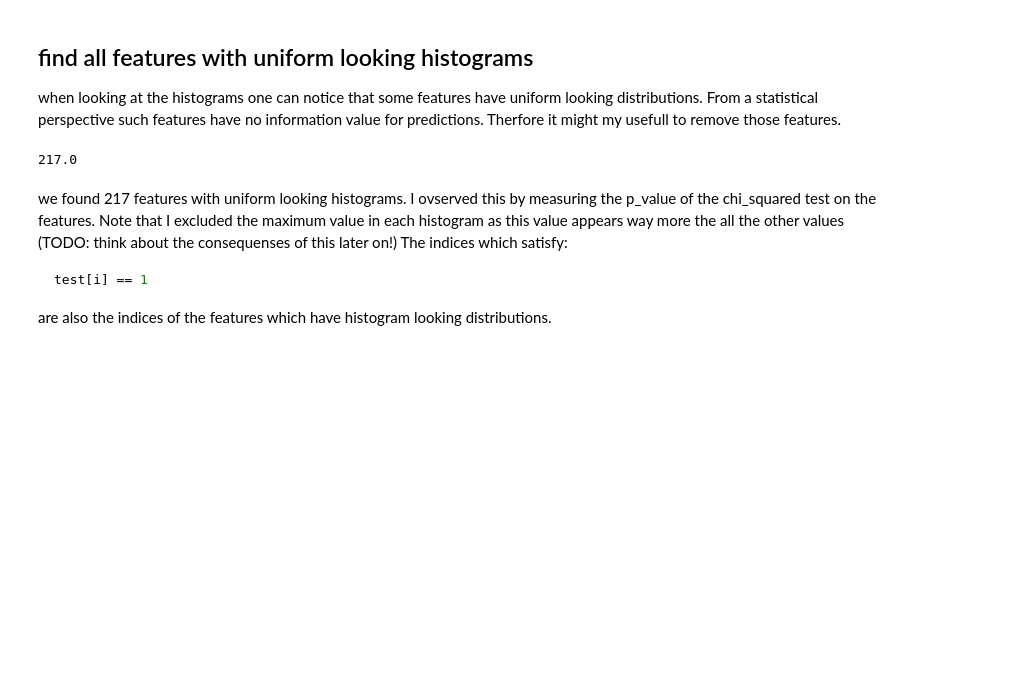
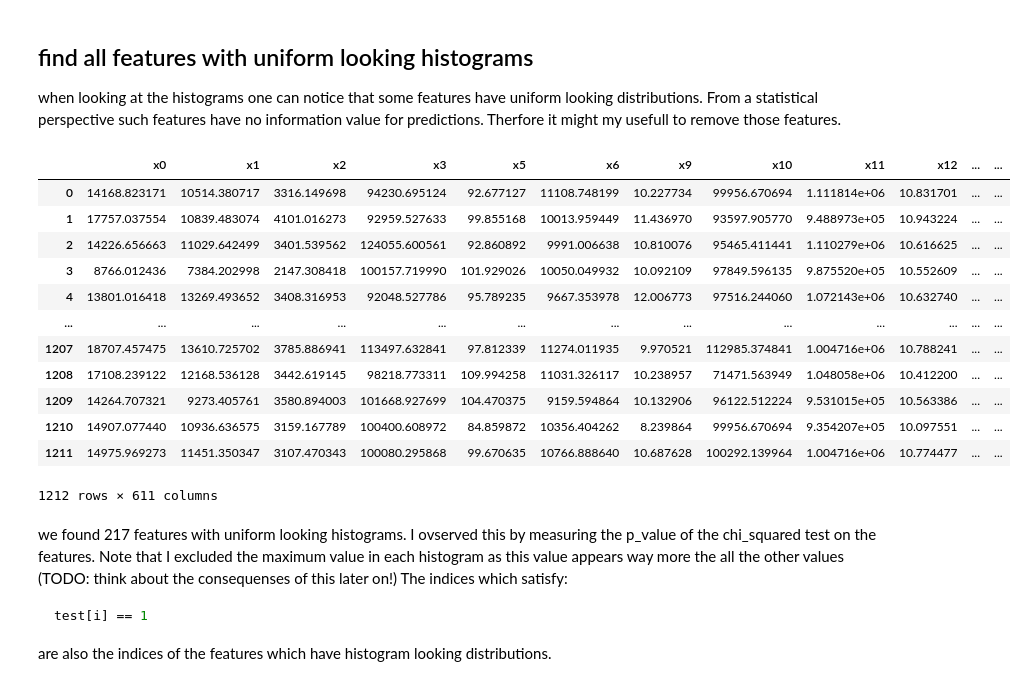
Before and after one commit to tim99fn/aml, a Jupyter notebook: data_inspection.ipynb, the cells around one changed output. Saved outputs shown, nothing was run; the diff lists cells and outputs as text; code cells hidden in the pictures; blank space fills up the shorter version.

```diff
--- a/data_inspection.ipynb
+++ b/data_inspection.ipynb
@@ -70,21 +97,48 @@ y_train.hist(bins=50)
 ## find all features with uniform looking histograms
 
 when looking at the histograms one can notice that some features have uniform looking distributions. From a statistical perspective such features have no information value for predictions. Therfore it might my usefull to remove those features.
+# %%
+#removes features which have zero std_deviation
+def remove_zero_std_features(x_train_, x_test_):
+    zero_std = (x_train_.std() > 0.0)
+    print("we remove ", x_train_.shape[1]-zero_std.sum(), "features")
+    x_train_ = x_train_.loc[:, zero_std]
+    x_test_ = x_test_.loc[:, zero_std]
+    return x_train_, x_test_
+
+x_train, x_test = remove_zero_std_features(x_train, x_test)
 # %%
-X = x_train.to_numpy()[:,:]
-test = np.zeros(X.shape[1])
+x = x_train.to_numpy()
+chi_test = np.zeros(x.shape[1]) #stores a 1 if the feature is uniform like
 
 #does the xhi_squared test for each feature and stores a 1 in test if p_value > 0.05
-for i in range(X.shape[1]):
-    a = np.histogram(X[:,i], bins = 20)[0]
-    a = np.delete(a,a.argmax())
-    b = np.ones_like(a)*a.sum()/a.shape
-    if (chisquare(a,b).pvalue > 0.05):
-        test[i] = 1
+for i in range(x.shape[1]):
+    hist = np.histogram(x[:,i], bins = 20)[0]
+    hist = np.delete(hist,hist.argmax())
+    unif = np.ones_like(hist)*hist.sum()/hist.shape
+    if (chisquare(hist,unif).pvalue > 0.05):
+        chi_test[i] = 1
+
+print("we remove ", chi_test.sum(), "uniform looking features")
+unif_cols_indicies = test.nonzero()[0] #indices of uniform features
+unif_cols_names = x_train.columns[unif_cols_indicies] #data frame column names of uniform features
+x_train = x_train.drop(unif_cols_names, axis = 1) # drops these columns
-# %%
-test.sum()
-# %% [output]
-217.0
+# %%
+x_train
+# %% [output]
+|  | x0 | x1 | x2 | x3 | x5 | x6 | x9 | x10 | x11 | x12 | ... | ... |
+| 0 | 14168.823171 | 10514.380717 | 3316.149698 | 94230.695124 | 92.677127 | 11108.748199 | 10.227734 | 99956.670694 | 1.111814e+06 | 10.831701 | ... | ... |
+| 1 | 17757.037554 | 10839.483074 | 4101.016273 | 92959.527633 | 99.855168 | 10013.959449 | 11.436970 | 93597.905770 | 9.488973e+05 | 10.943224 | ... | ... |
+| 2 | 14226.656663 | 11029.642499 | 3401.539562 | 124055.600561 | 92.860892 | 9991.006638 | 10.810076 | 95465.411441 | 1.110279e+06 | 10.616625 | ... | ... |
+| 3 | 8766.012436 | 7384.202998 | 2147.308418 | 100157.719990 | 101.929026 | 10050.049932 | 10.092109 | 97849.596135 | 9.875520e+05 | 10.552609 | ... | ... |
+| 4 | 13801.016418 | 13269.493652 | 3408.316953 | 92048.527786 | 95.789235 | 9667.353978 | 12.006773 | 97516.244060 | 1.072143e+06 | 10.632740 | ... | ... |
+| ... | ... | ... | ... | ... | ... | ... | ... | ... | ... | ... | ... | ... |
+| 1207 | 18707.457475 | 13610.725702 | 3785.886941 | 113497.632841 | 97.812339 | 11274.011935 | 9.970521 | 112985.374841 | 1.004716e+06 | 10.788241 | ... | ... |
+| 1208 | 17108.239122 | 12168.536128 | 3442.619145 | 98218.773311 | 109.994258 | 11031.326117 | 10.238957 | 71471.563949 | 1.048058e+06 | 10.412200 | ... | ... |
+| 1209 | 14264.707321 | 9273.405761 | 3580.894003 | 101668.927699 | 104.470375 | 9159.594864 | 10.132906 | 96122.512224 | 9.531015e+05 | 10.563386 | ... | ... |
+| 1210 | 14907.077440 | 10936.636575 | 3159.167789 | 100400.608972 | 84.859872 | 10356.404262 | 8.239864 | 99956.670694 | 9.354207e+05 | 10.097551 | ... | ... |
+| 1211 | 14975.969273 | 11451.350347 | 3107.470343 | 100080.295868 | 99.670635 | 10766.888640 | 10.687628 | 100292.139964 | 1.004716e+06 | 10.774477 | ... | ... |
+1212 rows × 611 columns
 # %% [markdown]
 we found 217 features with uniform looking histograms. I ovserved this by measuring the p_value of the chi_squared test on the features. Note that I excluded the maximum value in each histogram as this value appears way more the all the other values (TODO: think about the consequenses of this later on!)
 The indices which satisfy:
```
Also changed, not shown: parts of 5 cells of this notebook, 1 other file.
